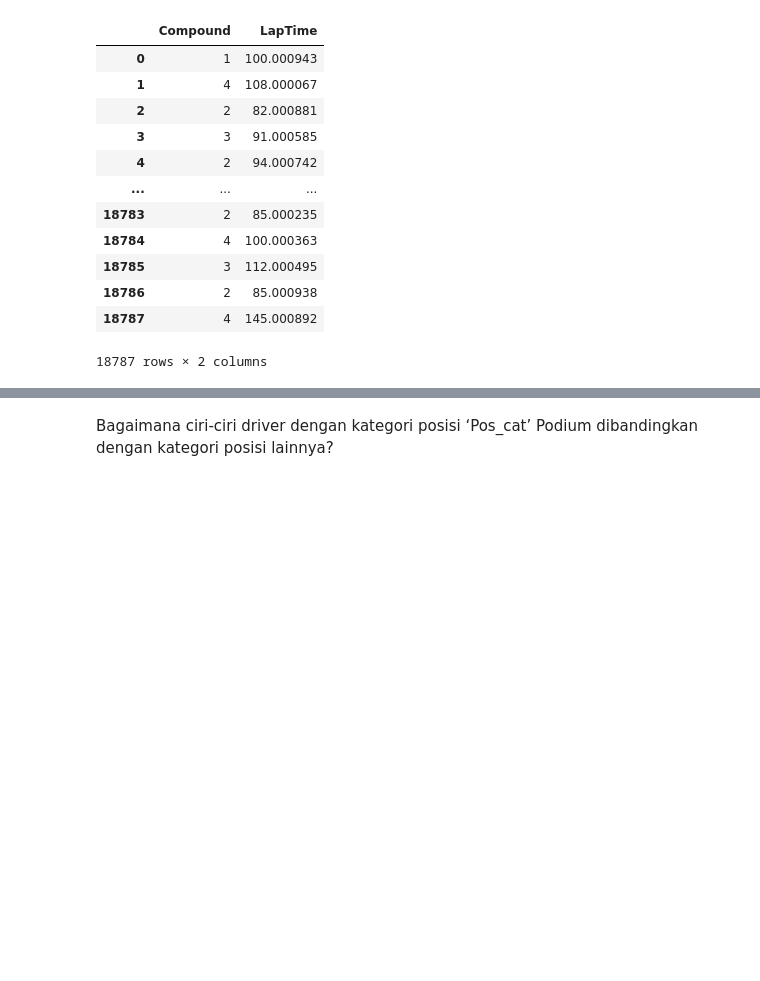
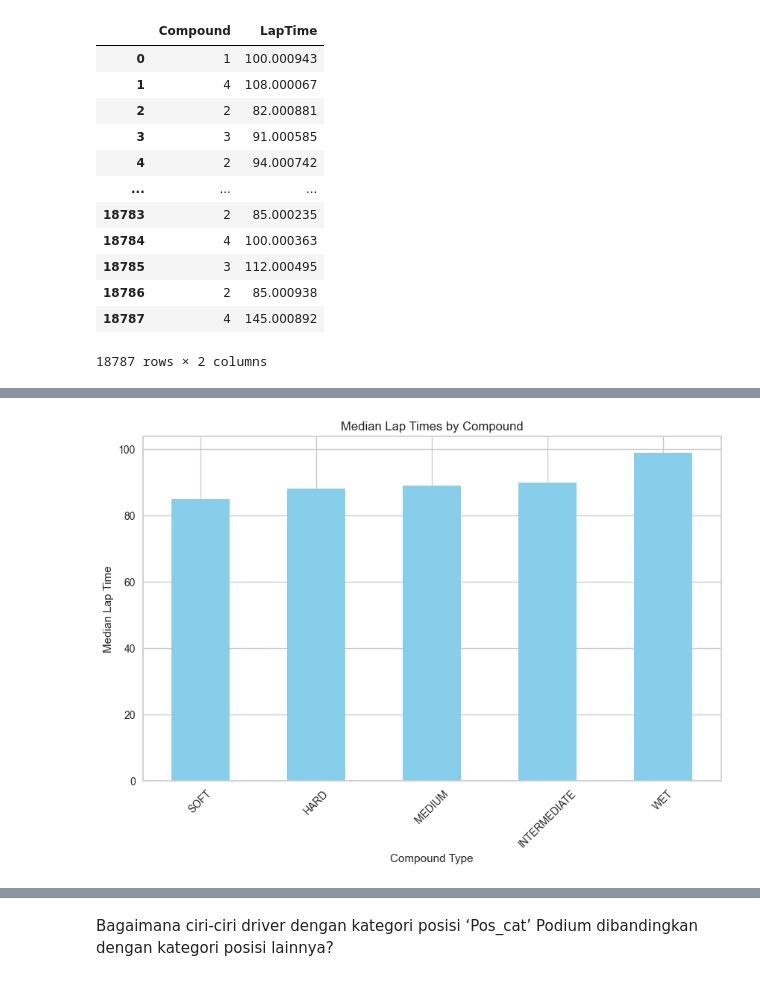
Before and after one commit to F1-biasa-aja/F1-kasdd, a Jupyter notebook: F1 Biasa Aja.ipynb, the cells around one changed output, grey strips where cells are left out. Cells and saved outputs as stored; diff of their text form; code cells hidden in the pictures; blank space fills up the shorter version.

```diff
--- a/F1 Biasa Aja.ipynb
+++ b/F1 Biasa Aja.ipynb
@@ -375,0 +446,12 @@ compount_influence
+# %%
+median_laptimes = compount_influence.groupby('Compound')['LapTime'].median()
+median_laptimes = median_laptimes.sort_values()
+median_laptimes.plot(kind='bar', figsize=(10, 6), color='skyblue')
+plt.title('Median Lap Times by Compound')
+plt.xlabel('Compound Type')
+plt.ylabel('Median Lap Time')
+plt.xticks(rotation=45)
+plt.grid(True)
+plt.show()
+# %% [output]
+[figure, added]
```
Also changed, not shown: parts of 33 cells of this notebook.
